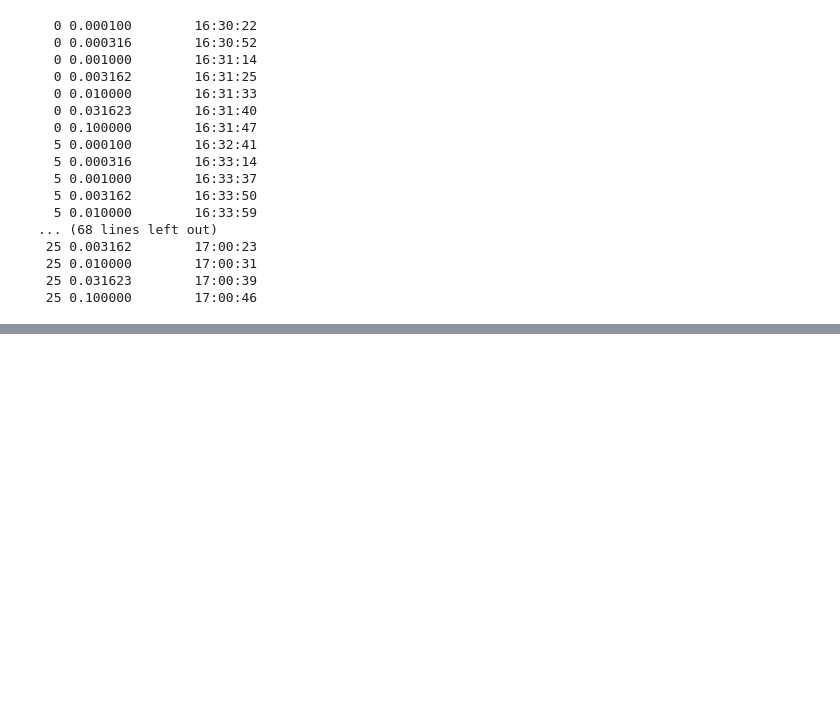
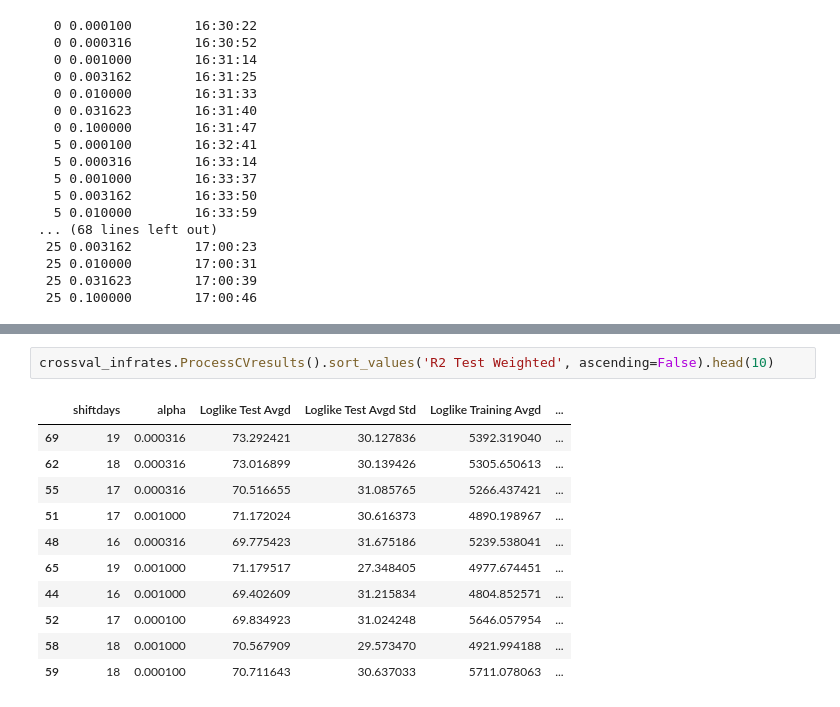
Before and after one commit to lukasgeyrhofer/corona, a Jupyter notebook: NPI measure effects.ipynb, the cells around one changed output, grey strips where cells are left out. Drawn from its saved outputs; the diff is of its cells as text; blank space fills up the shorter version.

```diff
--- a/NPI measure effects.ipynb
+++ b/NPI measure effects.ipynb
@@ -74,0 +78,14 @@ crossval_rt.PlotCVresults()
+# %%
+crossval_infrates.ProcessCVresults().sort_values('R2 Test Weighted', ascending=False).head(10)
+# %% [output]
+|  | shiftdays | alpha | Loglike Test Avgd | Loglike Test Avgd Std | Loglike Training Avgd | ... |
+| 69 | 19 | 0.000316 | 73.292421 | 30.127836 | 5392.319040 | ... |
+| 62 | 18 | 0.000316 | 73.016899 | 30.139426 | 5305.650613 | ... |
+| 55 | 17 | 0.000316 | 70.516655 | 31.085765 | 5266.437421 | ... |
+| 51 | 17 | 0.001000 | 71.172024 | 30.616373 | 4890.198967 | ... |
+| 48 | 16 | 0.000316 | 69.775423 | 31.675186 | 5239.538041 | ... |
+| 65 | 19 | 0.001000 | 71.179517 | 27.348405 | 4977.674451 | ... |
+| 44 | 16 | 0.001000 | 69.402609 | 31.215834 | 4804.852571 | ... |
+| 52 | 17 | 0.000100 | 69.834923 | 31.024248 | 5646.057954 | ... |
+| 58 | 18 | 0.001000 | 70.567909 | 29.573470 | 4921.994188 | ... |
+| 59 | 18 | 0.000100 | 70.711643 | 30.637033 | 5711.078063 | ... |
```
Also changed, not shown: parts of 6 cells of this notebook, 1 other file.
